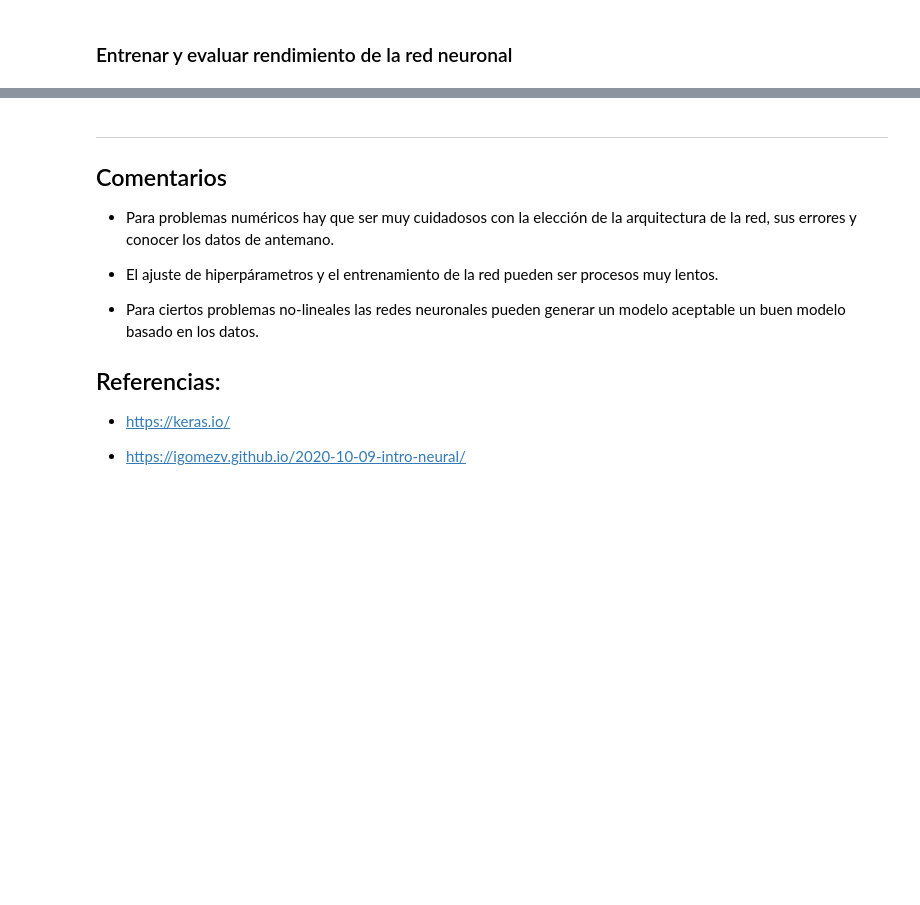
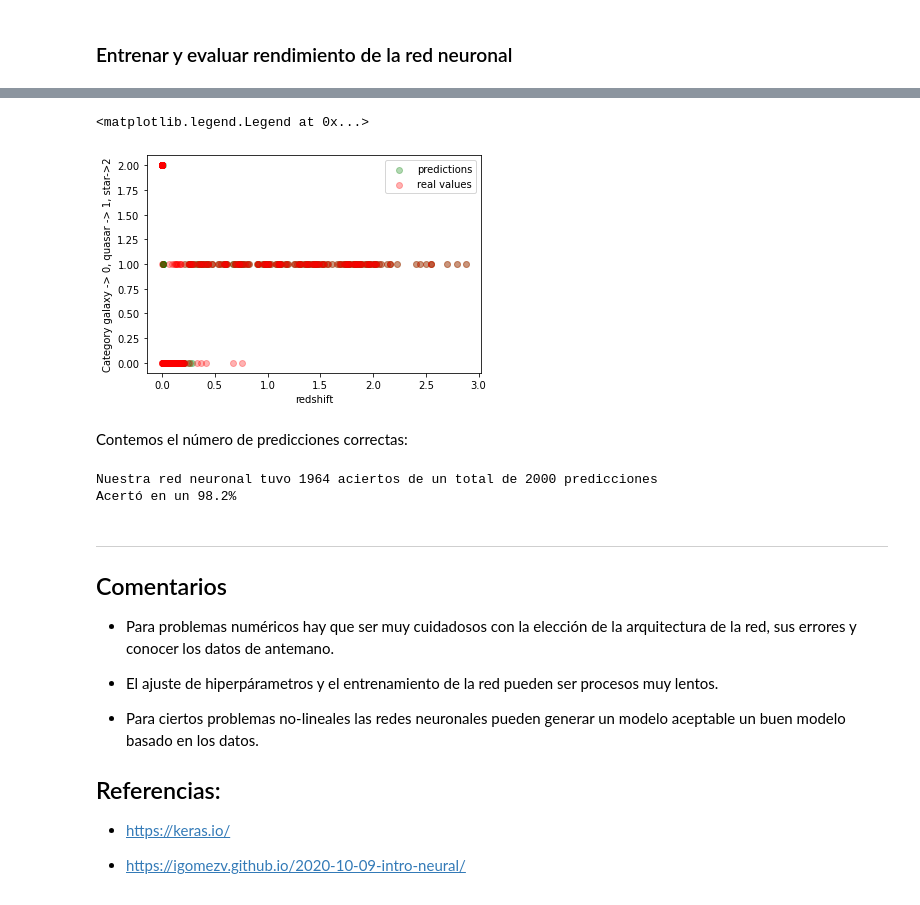
Before and after one commit to igomezv/MACS_2021_ML_basics_neural_networks, a Jupyter notebook: 3-Redes_neuronales_keras.ipynb, the cells around one changed output, grey strips where cells are left out. Cells and saved outputs as stored; diff of their text form; code cells hidden in the pictures; blank space fills up the shorter version.

```diff
--- a/3-Redes_neuronales_keras.ipynb
+++ b/3-Redes_neuronales_keras.ipynb
@@ -618,3 +649,21 @@ array([[0.86929345]], dtype=float32)
+# %%
+plt.scatter(xtest[:,2], predictions, alpha=0.3, color='green', label='predictions')
+plt.scatter(xtest[:,2], ytest, alpha=0.3, color='red', label='real values')
+plt.xlabel('redshift')
+plt.ylabel('Category galaxy -> 0, quasar -> 1, star->2')
+plt.legend(bbox_to_anchor=(1.0,1.0))
+# %% [output]
+<matplotlib.legend.Legend at 0x...>
+[figure, added]
+# %% [markdown]
+Contemos el número de predicciones correctas:
+# %%
+aciertos = (predictions == ytest)
+print("Nuestra red neuronal tuvo {} aciertos de un total de {} predicciones".format(aciertos.sum(), len(predictions)))
+print("Acertó en un {}%".format(aciertos.sum()/len(predictions)*100))
+# %% [output]
+Nuestra red neuronal tuvo 1964 aciertos de un total de 2000 predicciones
+Acertó en un 98.2%
 # %% [markdown]
 ----------------------
 
```
Also changed, not shown: parts of 15 cells of this notebook.
